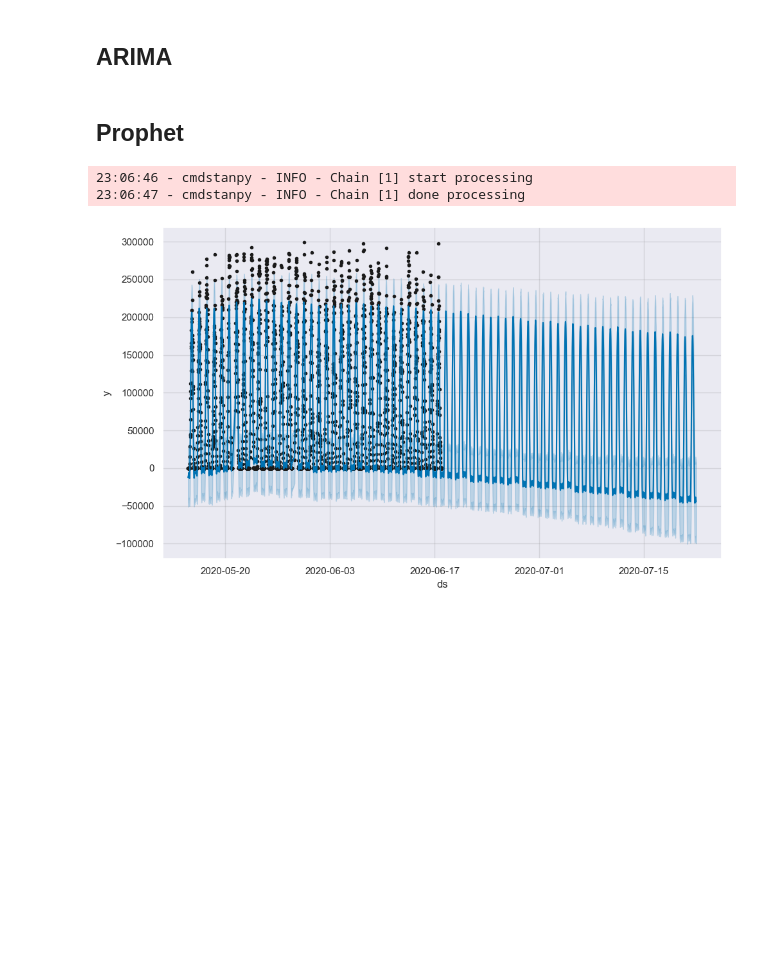
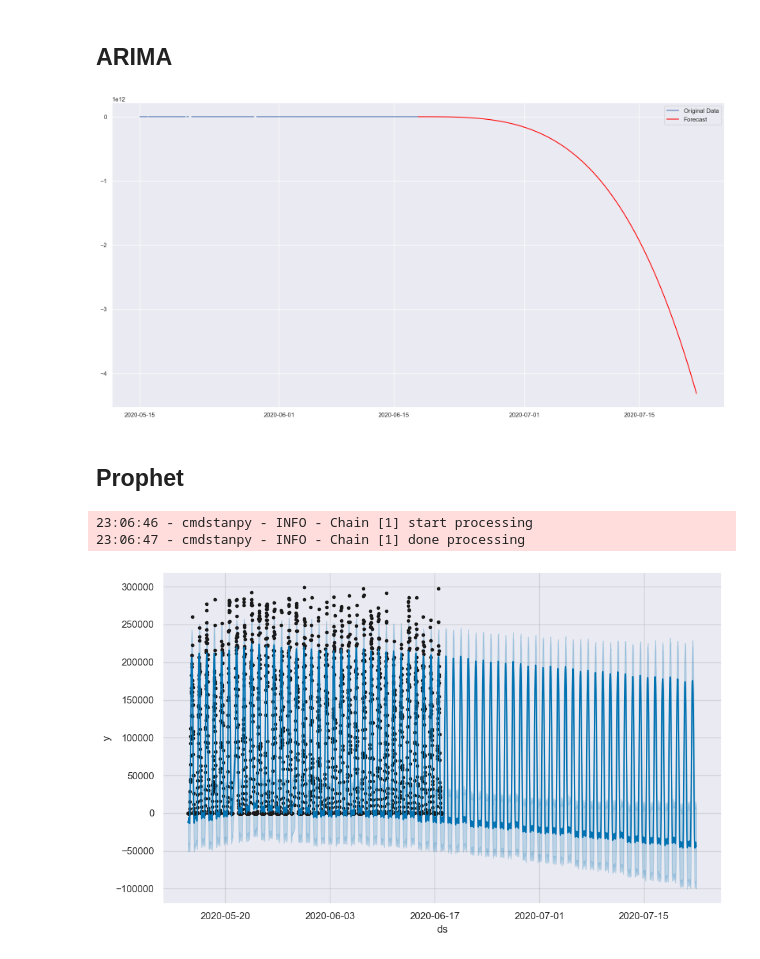
Before and after one commit to jamesdeluk/data-projects, a Jupyter notebook: solar-power-generation-data (anikannal)/solar.ipynb, the cells around one changed output. Cells and saved outputs as stored; diff of their text form; code cells hidden in the pictures; blank space fills up the shorter version.

```diff
--- a/solar-power-generation-data (anikannal)/solar.ipynb
+++ b/solar-power-generation-data (anikannal)/solar.ipynb
@@ -333,15 +348,17 @@ data_for_forecasting
 # %% [markdown]
 ## ARIMA
 # %%
-model = ARIMA(data_for_forecasting, order=(50,50,0))  # Adjust (p,d,q) depending on your data
+model = ARIMA(data_for_forecasting, order=(5,5,5))  # Adjust (p,d,q) depending on your data
 model_fit = model.fit()
 
 forecast = model_fit.forecast(steps=96*34) # 96 points per day for 34 days
 
 plt.plot(data_for_forecasting, label='Original Data')
 plt.plot(forecast, label='Forecast', color='red')
 plt.legend()
 plt.show()
+# %% [output]
+[figure, added]
 # %% [markdown]
 ## Prophet
 # %%
```
Also changed, not shown: parts of 1 cell of this notebook, 4 other files.
